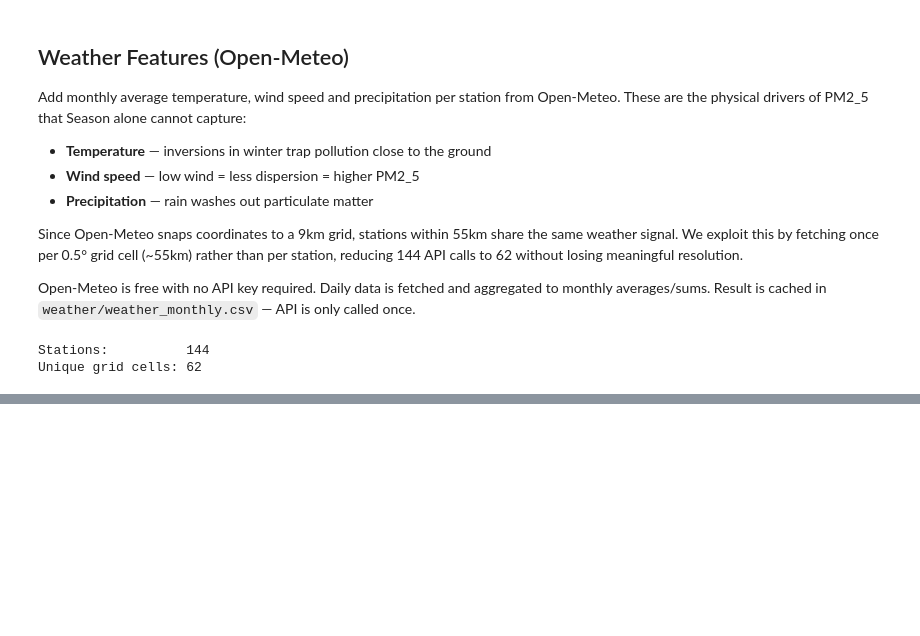
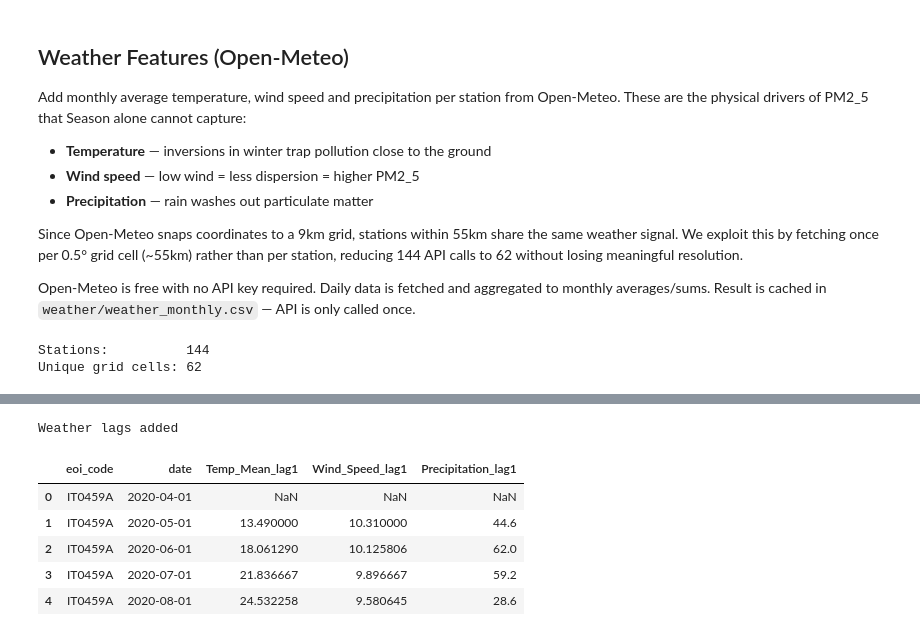
Before and after one commit to yelenashabanova/GrandChallengeAccenture, a Jupyter notebook: features.ipynb, the cells around one changed output, grey strips where cells are left out. Cells and saved outputs as stored; diff of their text form; code cells hidden in the pictures; blank space fills up the shorter version.

```diff
--- a/features.ipynb
+++ b/features.ipynb
@@ -1151,0 +1200,40 @@ Saved to df_model_monthly.csv
+# %%
+# PM2.5 lag features and short rolling stats
+group = df_monthly.groupby("eoi_code", group_keys=False)
+
+df_monthly["PM2_5_lag1"] = group["PM2_5"].shift(1)
+df_monthly["PM2_5_lag2"] = group["PM2_5"].shift(2)
+df_monthly["PM2_5_lag3"] = group["PM2_5"].shift(3)
+
+df_monthly["PM2_5_roll3_mean"] = (
+    group["PM2_5"]
+    .shift(1)
+    .rolling(3)
+    .mean()
+    .reset_index(level=0, drop=True)
+)
+
+df_monthly["PM2_5_roll3_std"] = (
+    group["PM2_5"]
+    .shift(1)
+    .rolling(3)
+    .std()
+    .reset_index(level=0, drop=True)
+)
+# %%
+# Weather lags
+for col in ["Temp_Mean", "Wind_Speed", "Precipitation"]:
+    if col in df_monthly.columns:
+        df_monthly[f"{col}_lag1"] = group[col].shift(1)
+
+print("Weather lags added")
+weather_lag_cols = [c for c in ["Temp_Mean_lag1", "Wind_Speed_lag1", "Precipitation_lag1"] if c in df_monthly.columns]
+df_monthly[["eoi_code", "date"] + weather_lag_cols].head()
+# %% [output]
+Weather lags added
+|  | eoi_code | date | Temp_Mean_lag1 | Wind_Speed_lag1 | Precipitation_lag1 |
+| 0 | IT0459A | 2020-04-01 | NaN | NaN | NaN |
+| 1 | IT0459A | 2020-05-01 | 13.490000 | 10.310000 | 44.6 |
+| 2 | IT0459A | 2020-06-01 | 18.061290 | 10.125806 | 62.0 |
+| 3 | IT0459A | 2020-07-01 | 21.836667 | 9.896667 | 59.2 |
+| 4 | IT0459A | 2020-08-01 | 24.532258 | 9.580645 | 28.6 |
```
Also changed, not shown: parts of 38 cells of this notebook, 2 other files.
